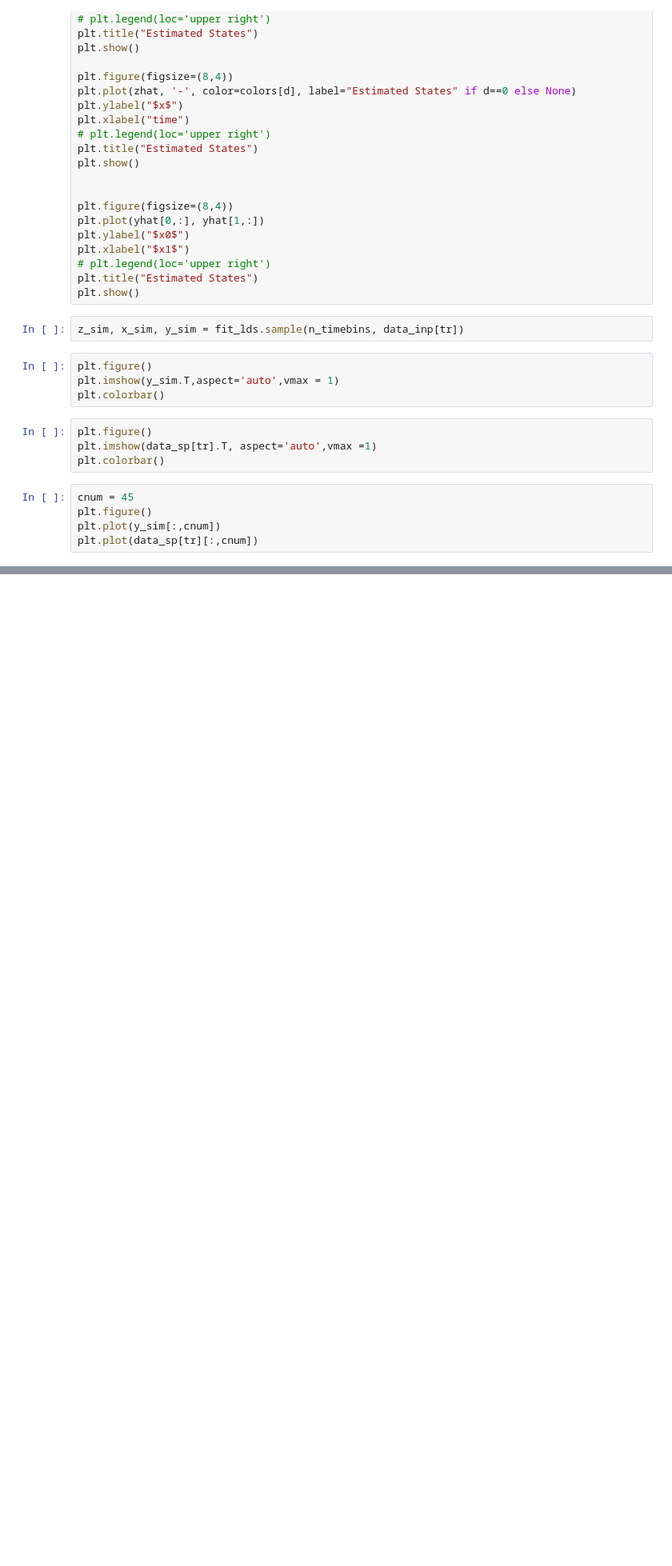
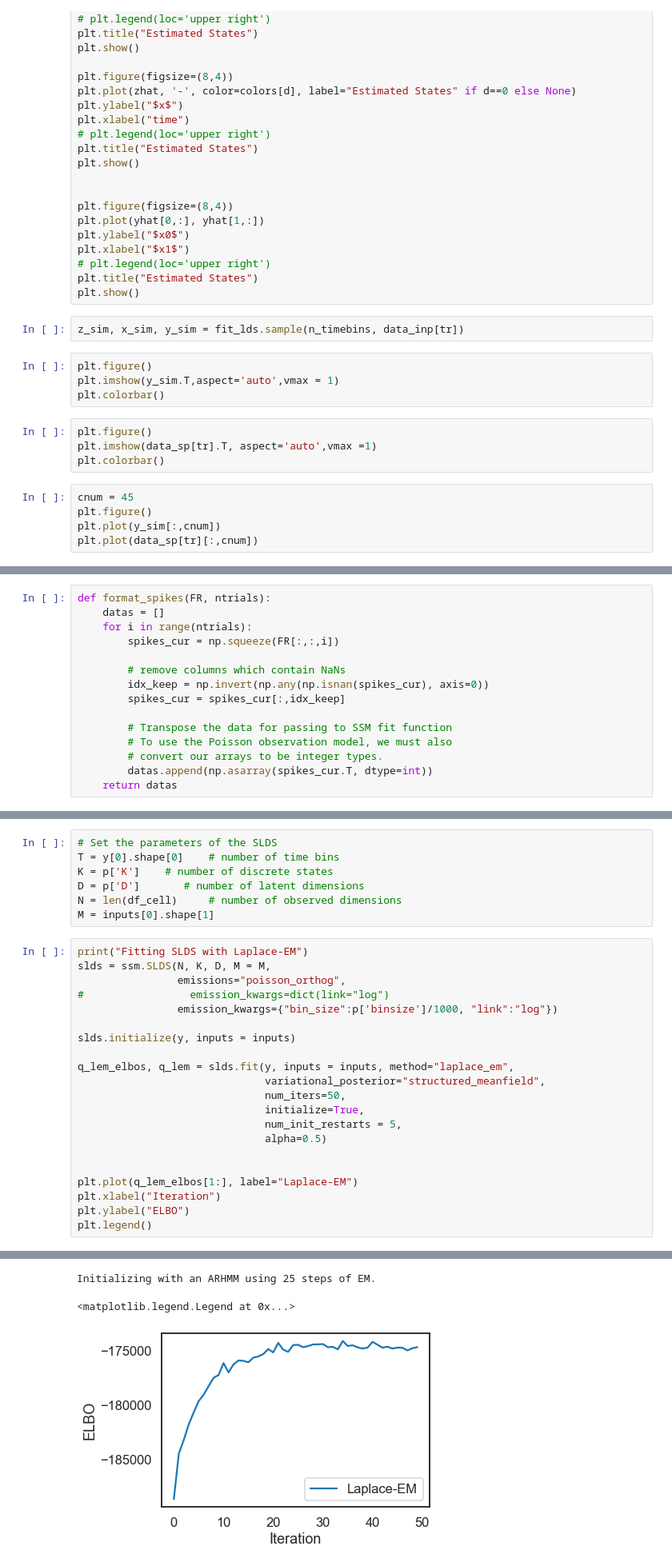
Before and after one commit to dikshagup/ssm, a Jupyter notebook: notebooks/ssm_scratchpad.ipynb, the cells around one changed output, grey strips where cells are left out. Shown at 80% size. Cells and saved outputs as stored; diff of their text form; blank space fills up the shorter version.

```diff
--- a/notebooks/ssm_scratchpad.ipynb
+++ b/notebooks/ssm_scratchpad.ipynb
@@ -139,0 +181,15 @@ plt.plot(data_sp[tr][:,cnum])
+# %%
+def format_spikes(FR, ntrials):
+    datas = []
+    for i in range(ntrials):
+        spikes_cur = np.squeeze(FR[:,:,i])
+
+        # remove columns which contain NaNs
+        idx_keep = np.invert(np.any(np.isnan(spikes_cur), axis=0))
+        spikes_cur = spikes_cur[:,idx_keep]
+
+        # Transpose the data for passing to SSM fit function
+        # To use the Poisson observation model, we must also
+        # convert our arrays to be integer types.
+        datas.append(np.asarray(spikes_cur.T, dtype=int))
+    return datas
@@ -139,0 +242,29 @@ plt.plot(data_sp[tr][:,cnum])
+# %%
+# Set the parameters of the SLDS
+T = y[0].shape[0]    # number of time bins
+K = p['K']    # number of discrete states
+D = p['D']       # number of latent dimensions
+N = len(df_cell)     # number of observed dimensions
+M = inputs[0].shape[1]
+# %%
+print("Fitting SLDS with Laplace-EM")
+slds = ssm.SLDS(N, K, D, M = M,
+                emissions="poisson_orthog",
+#                 emission_kwargs=dict(link="log")
+                emission_kwargs={"bin_size":p['binsize']/1000, "link":"log"})
+
+slds.initialize(y, inputs = inputs)
+
+q_lem_elbos, q_lem = slds.fit(y, inputs = inputs, method="laplace_em",
+                              variational_posterior="structured_meanfield",
+                              num_iters=50,
+                              initialize=True,
+                              num_init_restarts = 5,
+                              alpha=0.5)
+
+
+plt.plot(q_lem_elbos[1:], label="Laplace-EM")
+plt.xlabel("Iteration")
+plt.ylabel("ELBO")
+plt.legend()
+# %% [output]
@@ -139,0 +276,3 @@ plt.plot(data_sp[tr][:,cnum])
+Initializing with an ARHMM using 25 steps of EM.
+<matplotlib.legend.Legend at 0x...>
+[figure, added]
```
Also changed, not shown: parts of 20 cells of this notebook, 4 other files.
